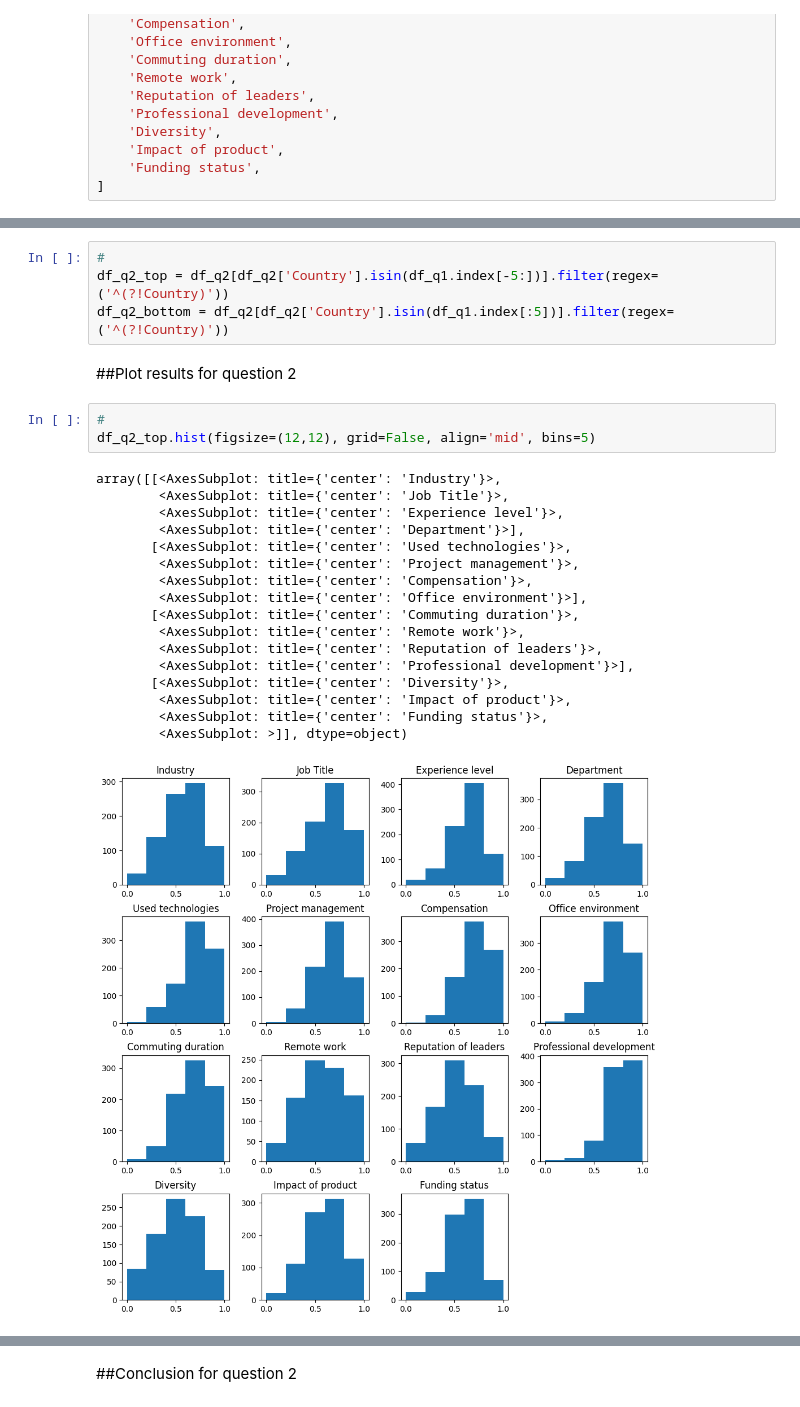
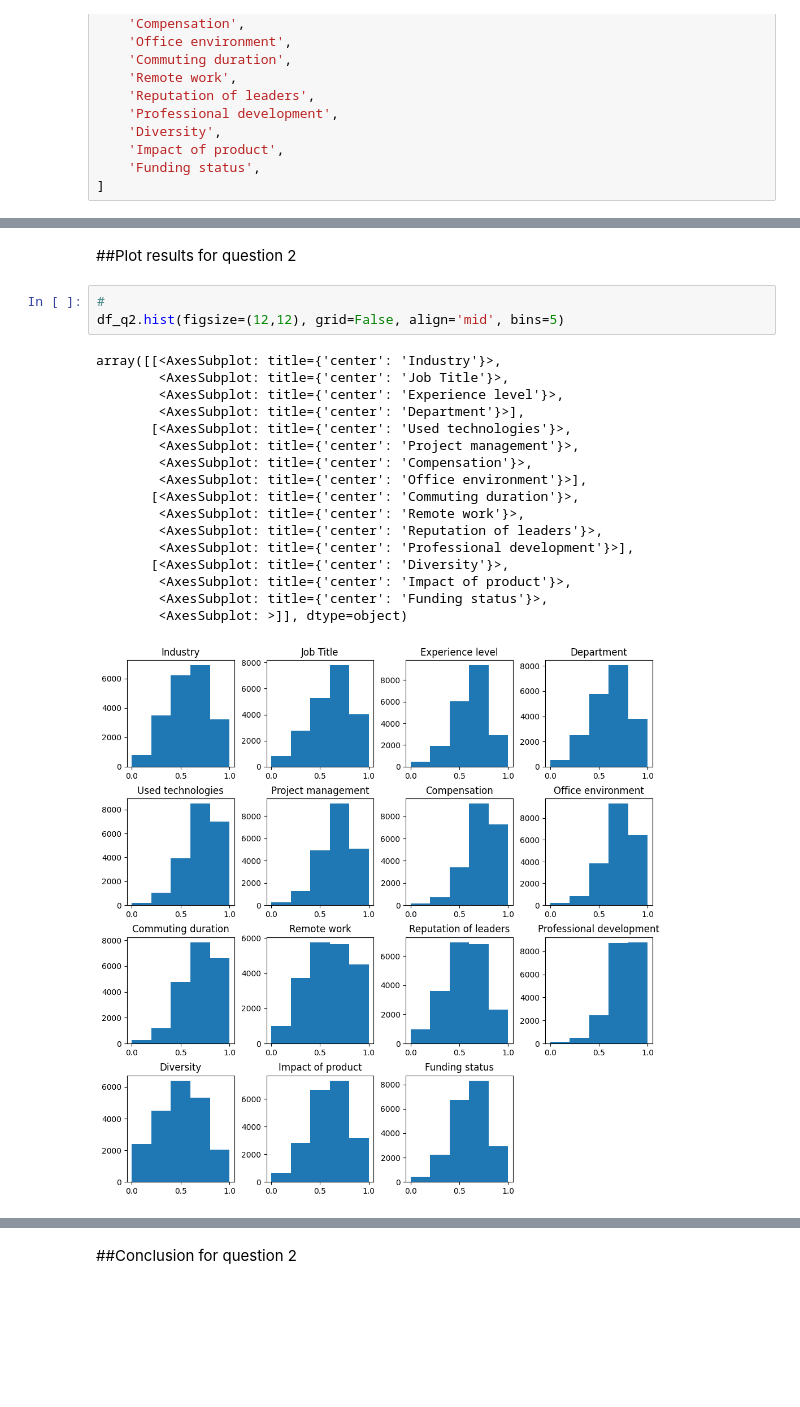
Before and after one commit to GianMan89/stackoverflow_survey_2017, a Jupyter notebook: src/nb_analysis.ipynb, the cells around one changed output, grey strips where cells are left out. Cells and saved outputs as stored; diff of their text form; blank space fills up the shorter version.

```diff
--- a/src/nb_analysis.ipynb
+++ b/src/nb_analysis.ipynb
@@ -324,30 +324,26 @@ df_q2.head()
 | 2 | New Zealand | 0.75 | 0.50 | 0.75 | 0.75 | 0.50 | 0.50 | ... |
 | 3 | United States | 0.50 | 1.00 | 0.25 | 0.75 | 0.75 | 1.00 | ... |
 | 4 | Poland | 0.25 | 0.75 | 0.50 | 0.75 | 0.75 | 0.75 | ... |
-# %%
-#
-df_q2_top = df_q2[df_q2['Country'].isin(df_q1.index[-5:])].filter(regex=('^(?!Country)'))
-df_q2_bottom = df_q2[df_q2['Country'].isin(df_q1.index[:5])].filter(regex=('^(?!Country)'))
 # %% [markdown]
 ##Plot results for question 2
 # %%
 #
-df_q2_top.hist(figsize=(12,12), grid=False, align='mid', bins=5)
+df_q2.hist(figsize=(12,12), grid=False, align='mid', bins=5)
 # %% [output]
 array([[<AxesSubplot: title={'center': 'Industry'}>,
         <AxesSubplot: title={'center': 'Job Title'}>,
         <AxesSubplot: title={'center': 'Experience level'}>,
         <AxesSubplot: title={'center': 'Department'}>],
        [<AxesSubplot: title={'center': 'Used technologies'}>,
         <AxesSubplot: title={'center': 'Project management'}>,
         <AxesSubplot: title={'center': 'Compensation'}>,
         <AxesSubplot: title={'center': 'Office environment'}>],
        [<AxesSubplot: title={'center': 'Commuting duration'}>,
         <AxesSubplot: title={'center': 'Remote work'}>,
         <AxesSubplot: title={'center': 'Reputation of leaders'}>,
         <AxesSubplot: title={'center': 'Professional development'}>],
        [<AxesSubplot: title={'center': 'Diversity'}>,
         <AxesSubplot: title={'center': 'Impact of product'}>,
         <AxesSubplot: title={'center': 'Funding status'}>,
         <AxesSubplot: >]], dtype=object)
-[figure, old version]
+[figure, new version]
```
Also changed, not shown: parts of 4 cells of this notebook.
